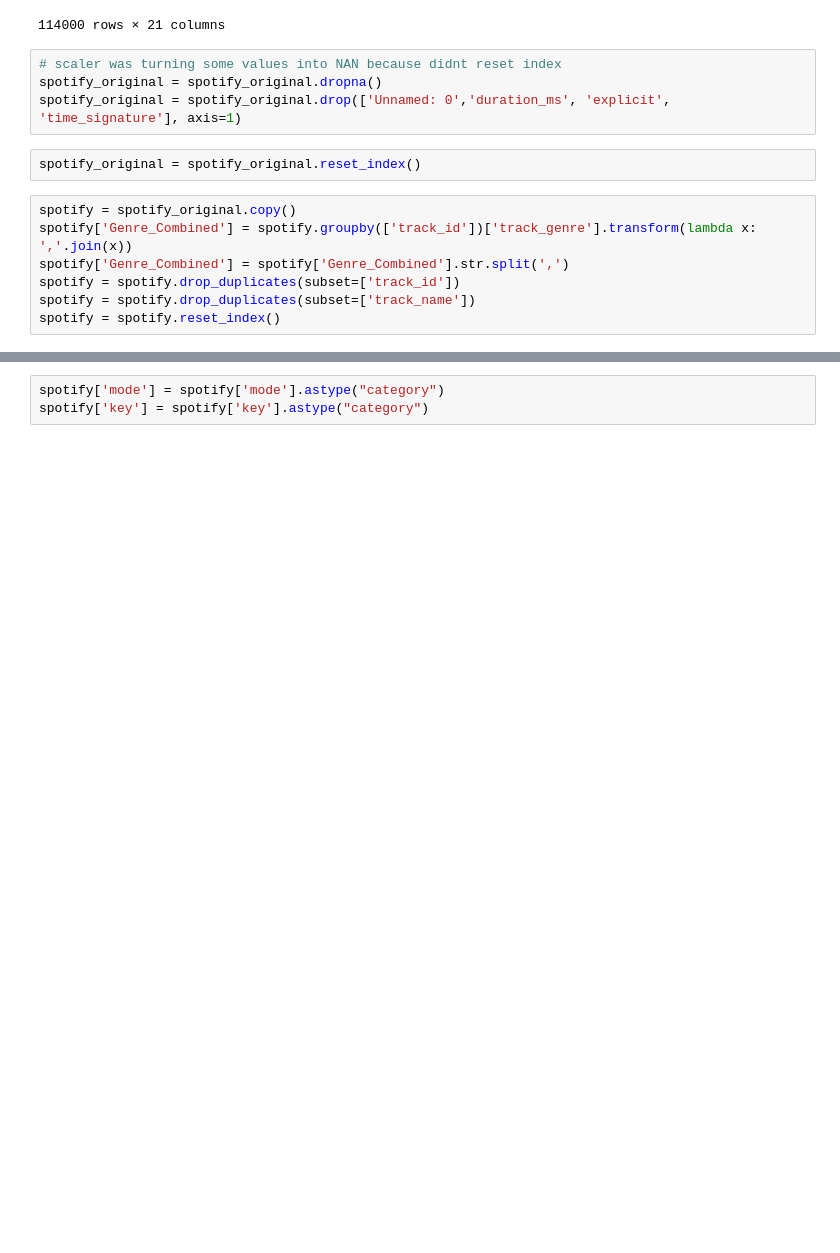
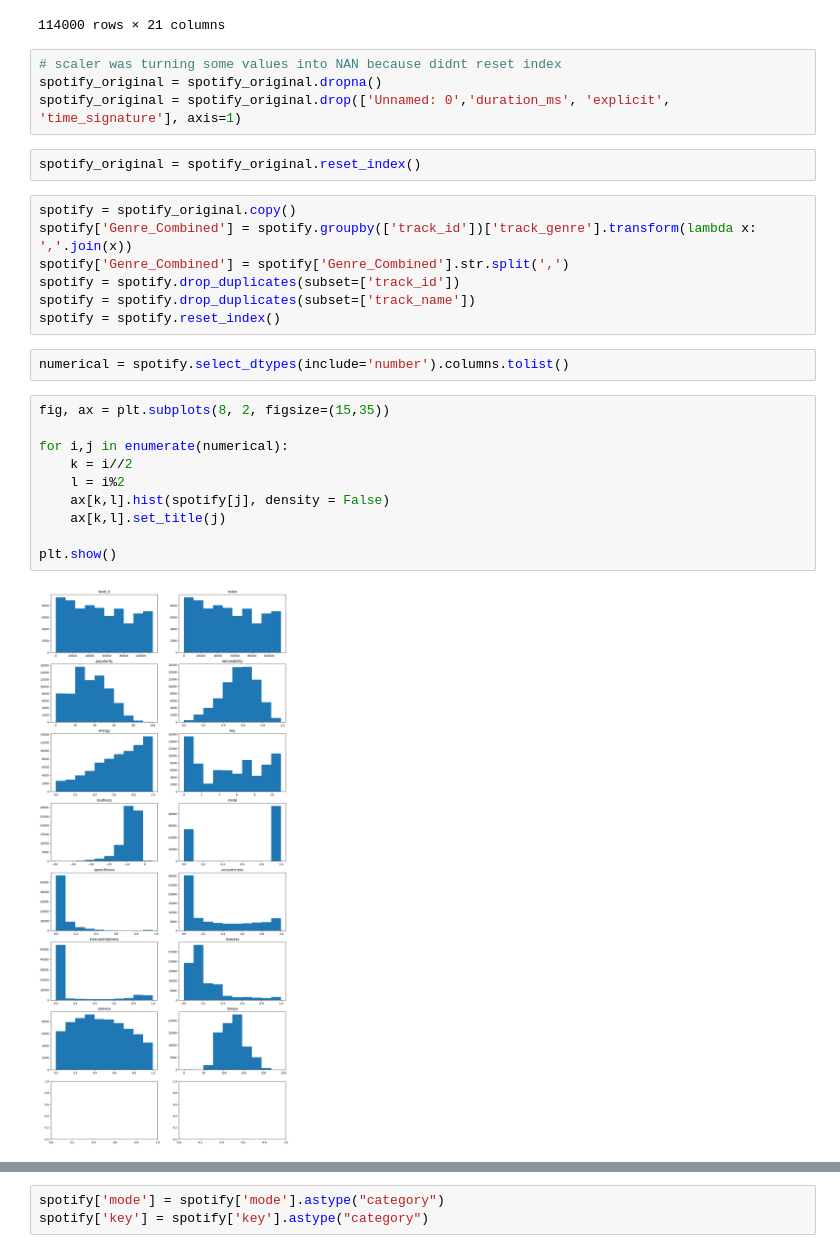
Before and after one commit to smatsubara15/Spotify_Reccomendation_System, a Jupyter notebook: Distance_Based_Recommendation.ipynb, the cells around one changed output, grey strips where cells are left out. Cells and saved outputs as stored; diff of their text form; blank space fills up the shorter version.

```diff
--- a/Distance_Based_Recommendation.ipynb
+++ b/Distance_Based_Recommendation.ipynb
@@ -53,3 +54,17 @@ spotify['Genre_Combined'] = spotify['Genre_Combined'].str.split(',')
 spotify = spotify.drop_duplicates(subset=['track_id'])
 spotify = spotify.drop_duplicates(subset=['track_name'])
 spotify = spotify.reset_index()
+# %%
+numerical = spotify.select_dtypes(include='number').columns.tolist()
+# %%
+fig, ax = plt.subplots(8, 2, figsize=(15,35))
+
+for i,j in enumerate(numerical):
+    k = i//2
+    l = i%2
+    ax[k,l].hist(spotify[j], density = False)
+    ax[k,l].set_title(j)
+
+plt.show()
+# %% [output]
+[figure, added]
```
Also changed, not shown: parts of 26 cells of this notebook, 7 other files.
